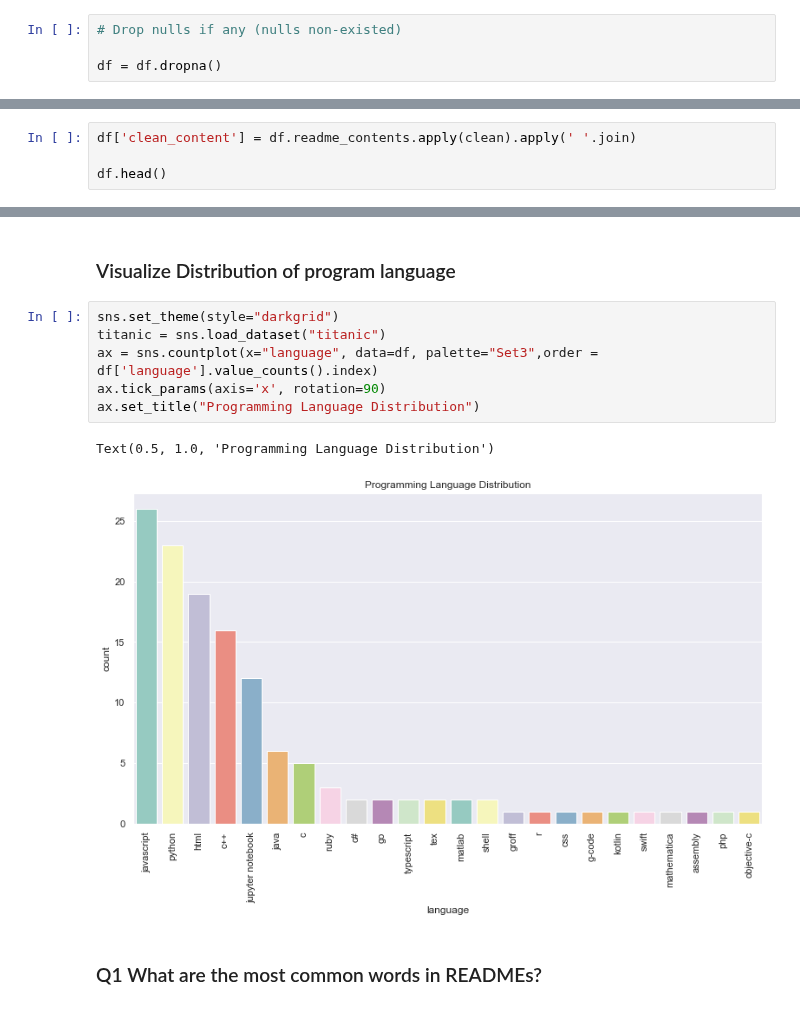
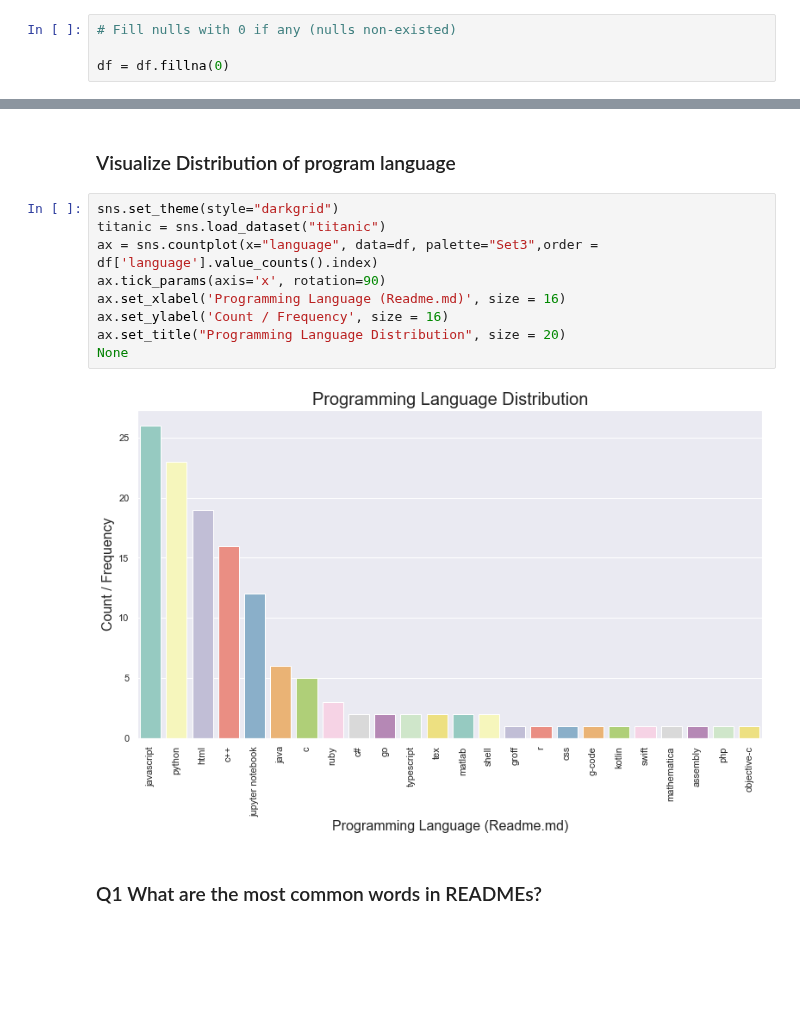
Before and after one commit to codeup-nlp/nlp-project, a Jupyter notebook: stephen_explore.ipynb, the cells around one changed output, grey strips where cells are left out. Drawn from its saved outputs; the diff is of its cells as text; blank space fills up the shorter version.

```diff
--- a/stephen_explore.ipynb
+++ b/stephen_explore.ipynb
@@ -118,9 +111,9 @@ df.language.isna().any()
 # %% [output]
 False
 # %%
-# Drop nulls if any (nulls non-existed)
+# Fill nulls with 0 if any (nulls non-existed)
 
-df = df.dropna()
+df = df.fillna(0)
 # %%
 # Call the prepare function and create extra columns
 
@@ -137,4 +127,0 @@ prep_article_data(df, 'readme_contents', extra_words = [''], exclude_words = [''
-# %%
-df['clean_content'] = df.readme_contents.apply(clean).apply(' '.join)
-
-df.head()
@@ -217,12 +197,14 @@ Name: language, dtype: int64
 # %%
 sns.set_theme(style="darkgrid")
 titanic = sns.load_dataset("titanic")
 ax = sns.countplot(x="language", data=df, palette="Set3",order = df['language'].value_counts().index)
 ax.tick_params(axis='x', rotation=90)
-ax.set_title("Programming Language Distribution")
+ax.set_xlabel('Programming Language (Readme.md)', size = 16)
+ax.set_ylabel('Count / Frequency', size = 16)
+ax.set_title("Programming Language Distribution", size = 20)
+None
 # %% [output]
-Text(0.5, 1.0, 'Programming Language Distribution')
-[figure, old version]
+[figure, new version]
 # %% [markdown]
 ### Q1 What are the most common words in READMEs?
 # %%
```
Also changed, not shown: parts of 39 cells of this notebook.
